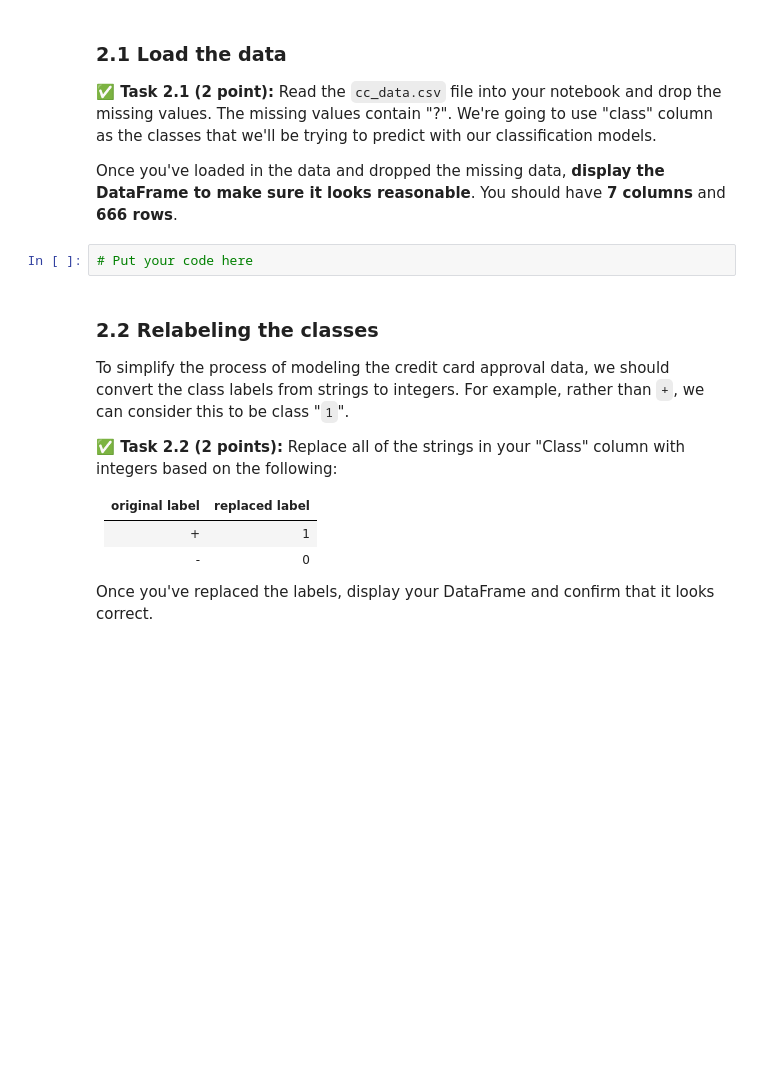
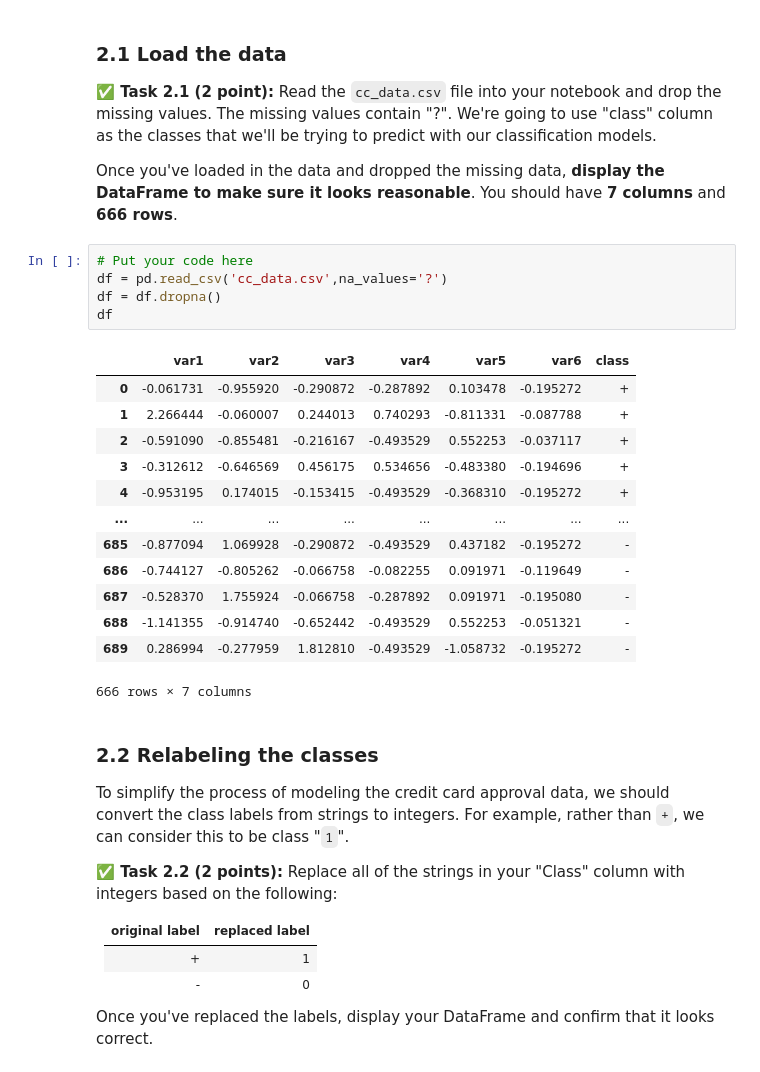
Before and after one commit to Brendanhhh/cmse202-s24-turnin, a Jupyter notebook: H4/HW-04_PerceptronSVMandPCA-STUDENT.ipynb, the cells around one changed output. Saved outputs shown, nothing was run; the diff lists cells and outputs as text; blank space fills up the shorter version.

```diff
--- a/H4/HW-04_PerceptronSVMandPCA-STUDENT.ipynb
+++ b/H4/HW-04_PerceptronSVMandPCA-STUDENT.ipynb
@@ -89,6 +90,23 @@ Once you've downloaded the data, **open the files using a text browser or other
 Once you've loaded in the data and dropped the missing data, **display the DataFrame to make sure it looks reasonable**. You should have **7 columns** and **666 rows**.
 # %%
 # Put your code here
+df = pd.read_csv('cc_data.csv',na_values='?')
+df = df.dropna()
+df
+# %% [output]
+|  | var1 | var2 | var3 | var4 | var5 | var6 | class |
+| 0 | -0.061731 | -0.955920 | -0.290872 | -0.287892 | 0.103478 | -0.195272 | + |
+| 1 | 2.266444 | -0.060007 | 0.244013 | 0.740293 | -0.811331 | -0.087788 | + |
+| 2 | -0.591090 | -0.855481 | -0.216167 | -0.493529 | 0.552253 | -0.037117 | + |
+| 3 | -0.312612 | -0.646569 | 0.456175 | 0.534656 | -0.483380 | -0.194696 | + |
+| 4 | -0.953195 | 0.174015 | -0.153415 | -0.493529 | -0.368310 | -0.195272 | + |
+| ... | ... | ... | ... | ... | ... | ... | ... |
+| 685 | -0.877094 | 1.069928 | -0.290872 | -0.493529 | 0.437182 | -0.195272 | - |
+| 686 | -0.744127 | -0.805262 | -0.066758 | -0.082255 | 0.091971 | -0.119649 | - |
+| 687 | -0.528370 | 1.755924 | -0.066758 | -0.287892 | 0.091971 | -0.195080 | - |
+| 688 | -1.141355 | -0.914740 | -0.652442 | -0.493529 | 0.552253 | -0.051321 | - |
+| 689 | 0.286994 | -0.277959 | 1.812810 | -0.493529 | -1.058732 | -0.195272 | - |
+666 rows × 7 columns
 # %% [markdown]
 ### 2.2 Relabeling the classes
 
```
Also changed, not shown: parts of 2 cells of this notebook.
